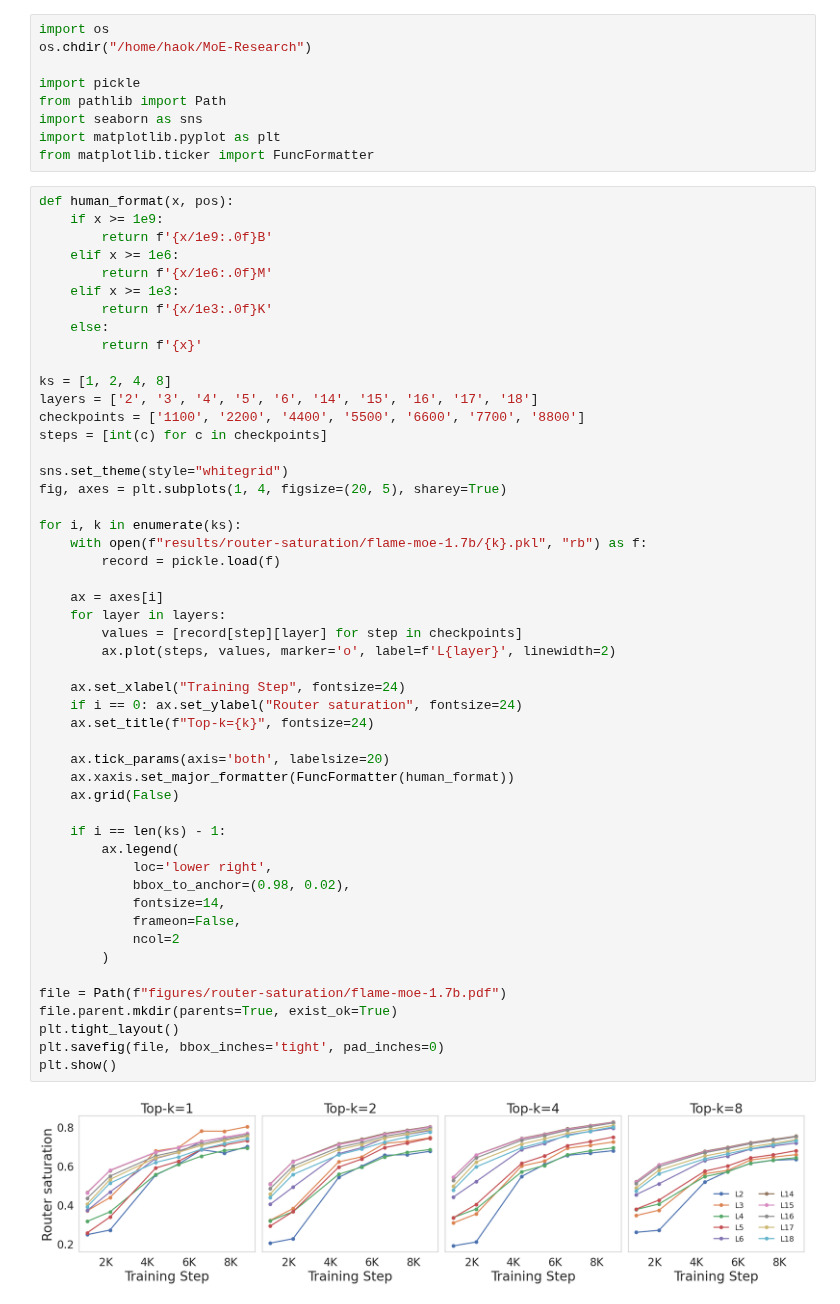
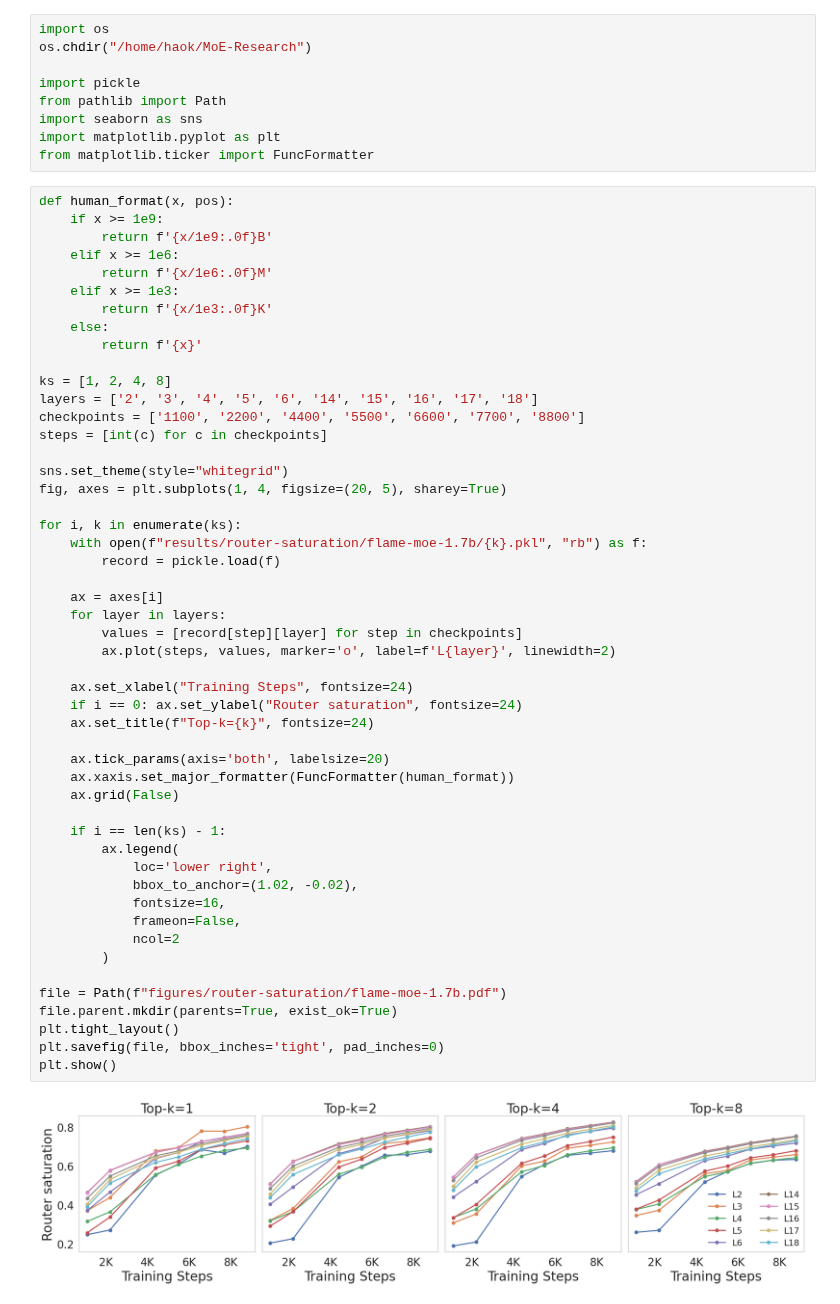
Before and after one commit to ncylich/temporal-moe, a Jupyter notebook: empirical_analysis/plot/router_saturation.ipynb, the cells around one changed output. Drawn from its saved outputs; the diff is of its cells as text.

```diff
--- a/empirical_analysis/plot/router_saturation.ipynb
+++ b/empirical_analysis/plot/router_saturation.ipynb
@@ -28,34 +28,34 @@ fig, axes = plt.subplots(1, 4, figsize=(20, 5), sharey=True)
 
 for i, k in enumerate(ks):
     with open(f"results/router-saturation/flame-moe-1.7b/{k}.pkl", "rb") as f:
         record = pickle.load(f)
 
     ax = axes[i]
     for layer in layers:
         values = [record[step][layer] for step in checkpoints]
         ax.plot(steps, values, marker='o', label=f'L{layer}', linewidth=2)
 
-    ax.set_xlabel("Training Step", fontsize=24)
+    ax.set_xlabel("Training Steps", fontsize=24)
     if i == 0: ax.set_ylabel("Router saturation", fontsize=24)
     ax.set_title(f"Top-k={k}", fontsize=24)
 
     ax.tick_params(axis='both', labelsize=20)
     ax.xaxis.set_major_formatter(FuncFormatter(human_format))
     ax.grid(False)
 
     if i == len(ks) - 1:
         ax.legend(
             loc='lower right',
-            bbox_to_anchor=(0.98, 0.02),
-            fontsize=14,
+            bbox_to_anchor=(1.02, -0.02),
+            fontsize=16,
             frameon=False,
             ncol=2
         )
 
 file = Path(f"figures/router-saturation/flame-moe-1.7b.pdf")
 file.parent.mkdir(parents=True, exist_ok=True)
 plt.tight_layout()
 plt.savefig(file, bbox_inches='tight', pad_inches=0)
 plt.show()
 # %% [output]
-[figure, old version]
+[figure, new version]
```
Also changed, not shown: 1 other file.
